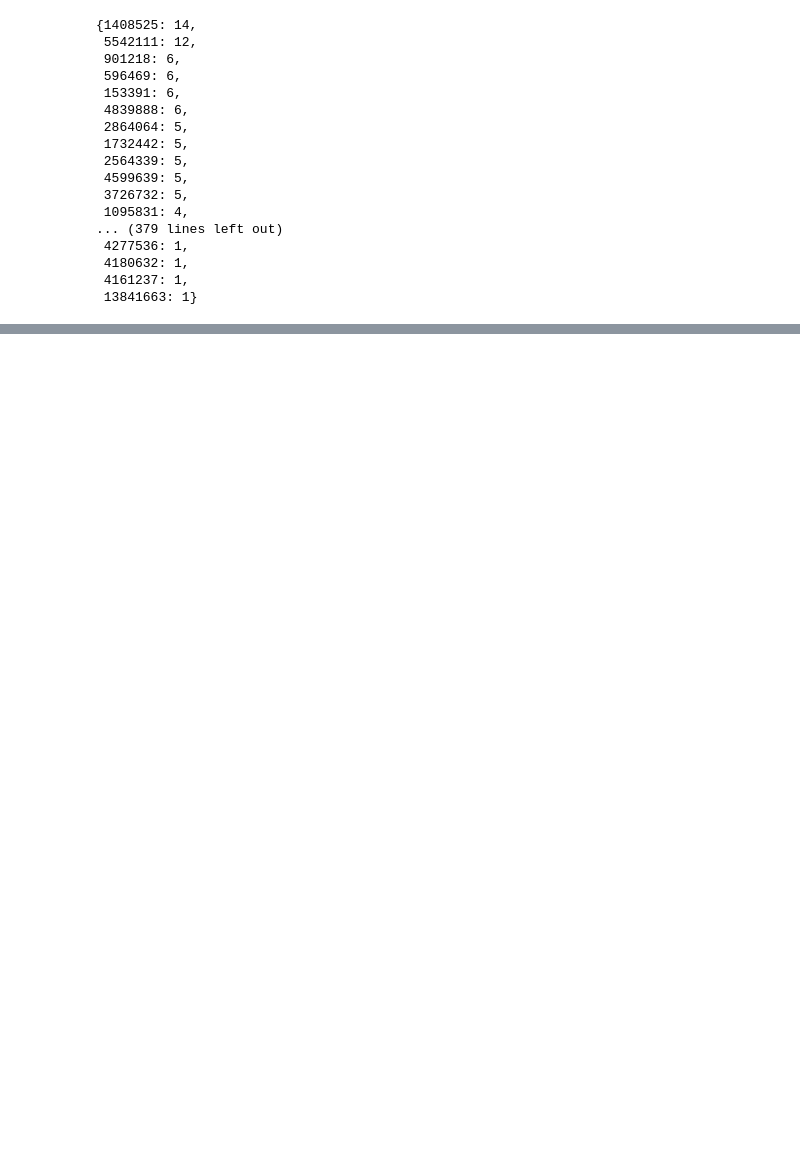
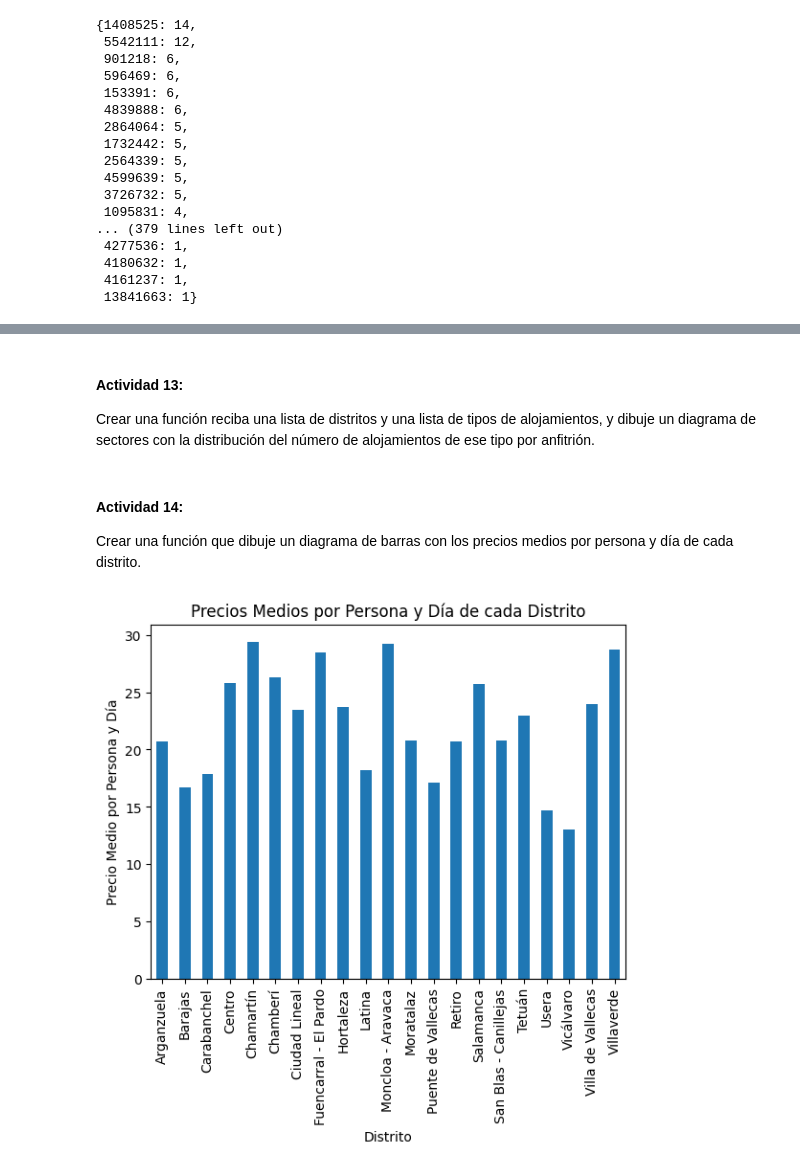
Before and after one commit to clauloro/Airbnb_Madrid, a Jupyter notebook: airbnbprt1y2.ipynb, the cells around one changed output, grey strips where cells are left out. Cells and saved outputs as stored; diff of their text form; code cells hidden in the pictures; blank space fills up the shorter version.

```diff
--- a/airbnbprt1y2.ipynb
+++ b/airbnbprt1y2.ipynb
@@ -315,0 +367,3 @@ def dibujar_diagrama_sectores(distritos):
+# %% [markdown]
+#### Actividad 13:
+Crear una función reciba una lista de distritos y una lista de tipos de alojamientos, y dibuje un diagrama de sectores con la distribución del número de alojamientos de ese tipo por anfitrión.
@@ -315,0 +383,16 @@ def dibujar_diagrama_sectores(distritos):
+# %% [markdown]
+#### Actividad 14:
+Crear una función que dibuje un diagrama de barras con los precios medios por persona y día de cada distrito.
+# %%
+# Calcular los precios medios por persona y día de cada distrito
+df_alojamientos['precio_medio'] = df_alojamientos['precio'] / df_alojamientos['plazas']
+precios_medios_distrito = df_alojamientos.groupby('distrito')['precio_medio'].mean()
+
+# Crear el diagrama de barras
+precios_medios_distrito.plot(kind='bar')
+plt.xlabel('Distrito')
+plt.ylabel('Precio Medio por Persona y Día')
+plt.title('Precios Medios por Persona y Día de cada Distrito')
+plt.show()
+# %% [output]
+[figure, added]
```
Also changed, not shown: parts of 27 cells of this notebook.
